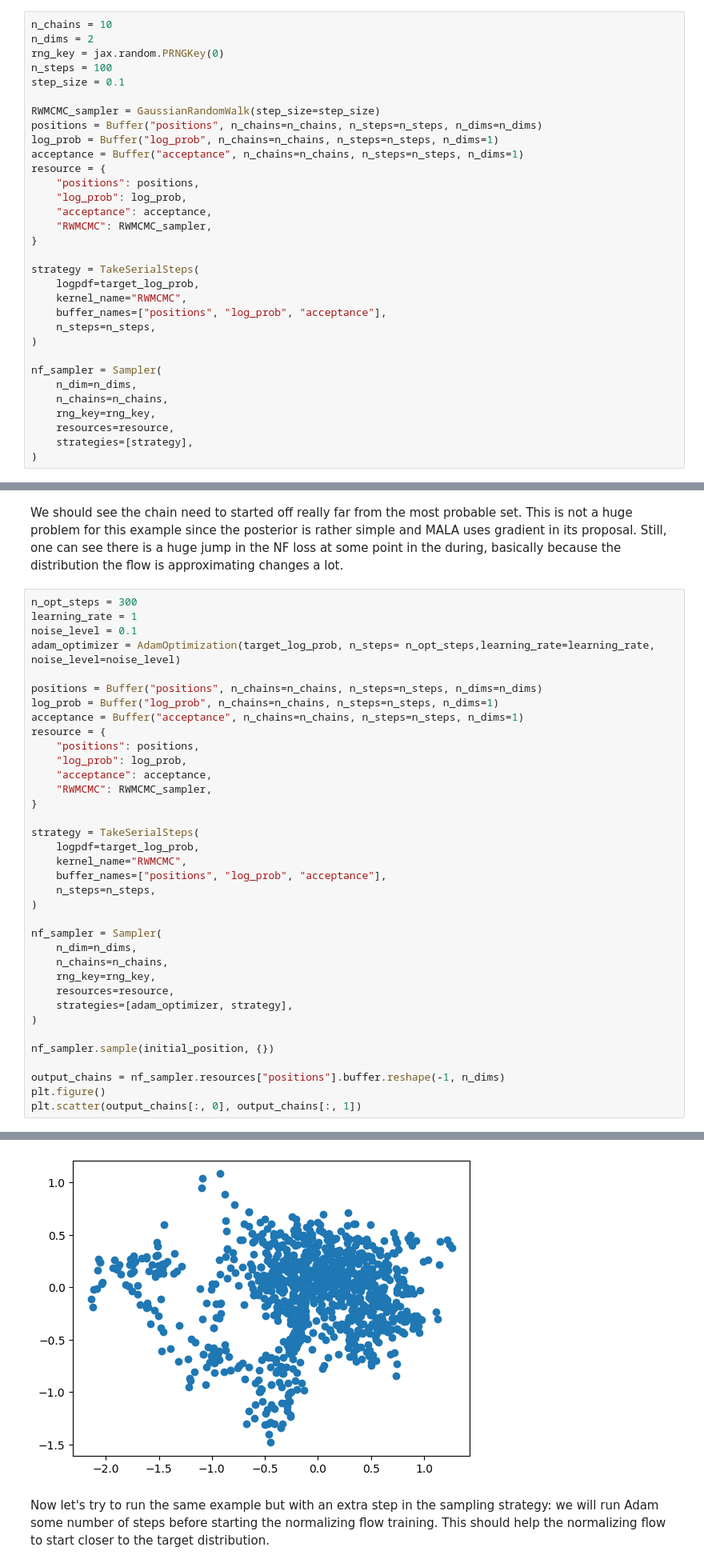
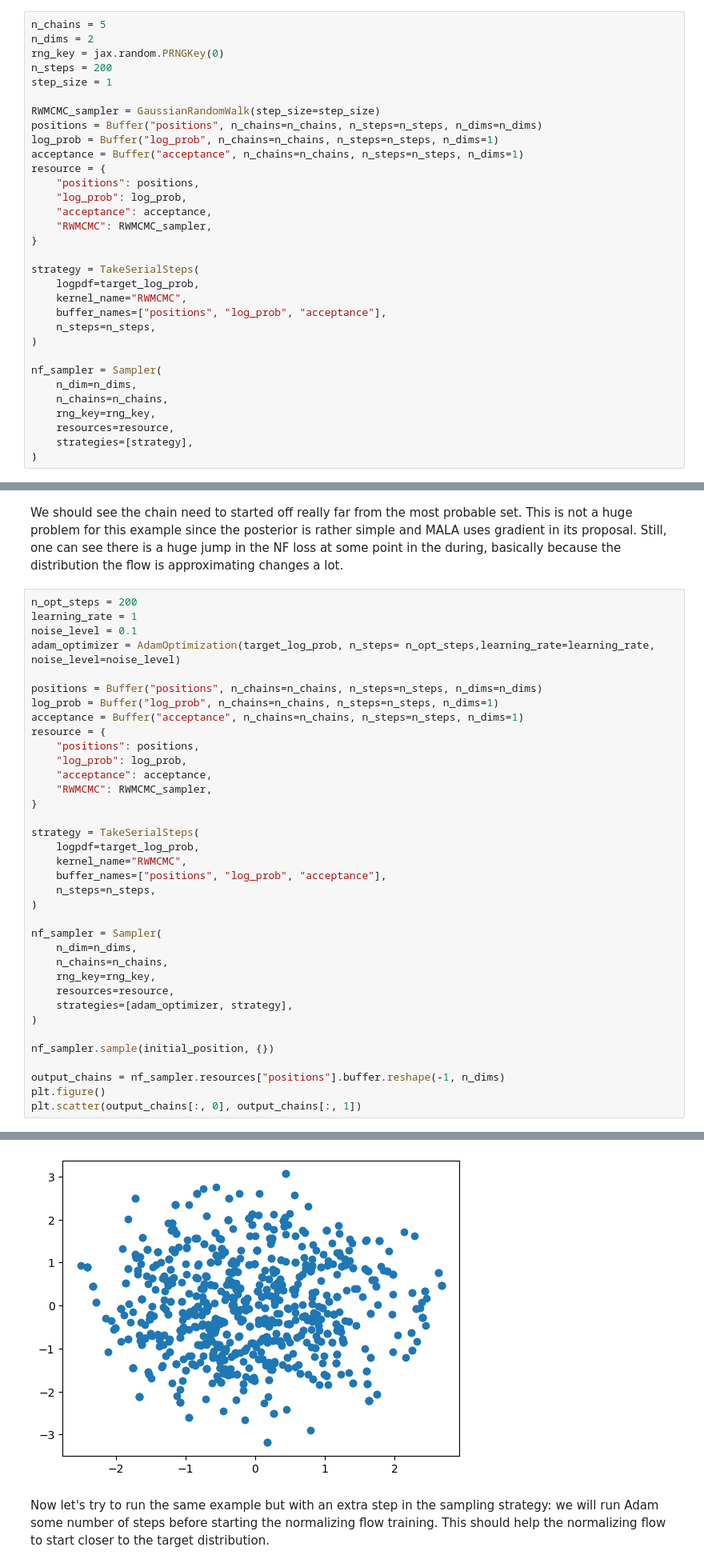
Before and after one commit to kazewong/flowMC, a Jupyter notebook: docs/tutorials/custom_strategy.ipynb, the cells around one changed output, grey strips where cells are left out. Shown: that part at 80% size. Saved outputs shown, nothing was run; the diff lists cells and outputs as text.

```diff
--- a/docs/tutorials/custom_strategy.ipynb
+++ b/docs/tutorials/custom_strategy.ipynb
@@ -29,11 +29,11 @@ import numpy as np
 def target_log_prob(x, data):
     return -jnp.sum(x ** 2) / 2
 # %%
-n_chains = 10
+n_chains = 5
 n_dims = 2
 rng_key = jax.random.PRNGKey(0)
-n_steps = 100
-step_size = 0.1
+n_steps = 200
+step_size = 1
 
 RWMCMC_sampler = GaussianRandomWalk(step_size=step_size)
 positions = Buffer("positions", n_chains=n_chains, n_steps=n_steps, n_dims=n_dims)
@@ -83,7 +83,7 @@ plt.scatter(output_chains[:, 0], output_chains[:, 1])
 # %% [markdown]
 We should see the chain need to started off really far from the most probable set. This is not a huge problem for this example since the posterior is rather simple and MALA uses gradient in its proposal. Still, one can see there is a huge jump in the NF loss at some point in the during, basically because the distribution the flow is approximating changes a lot.
 # %%
-n_opt_steps = 300
+n_opt_steps = 200
 learning_rate = 1
 noise_level = 0.1
 adam_optimizer = AdamOptimization(target_log_prob, n_steps= n_opt_steps,learning_rate=learning_rate, noise_level=noise_level)
@@ -95,34 +95,34 @@ resource = {
     "positions": positions,
     "log_prob": log_prob,
     "acceptance": acceptance,
     "RWMCMC": RWMCMC_sampler,
 }
 
 strategy = TakeSerialSteps(
     logpdf=target_log_prob,
     kernel_name="RWMCMC",
     buffer_names=["positions", "log_prob", "acceptance"],
     n_steps=n_steps,
 )
 
 nf_sampler = Sampler(
     n_dim=n_dims,
     n_chains=n_chains,
     rng_key=rng_key,
     resources=resource,
     strategies=[adam_optimizer, strategy],
 )
 
 nf_sampler.sample(initial_position, {})
 
 output_chains = nf_sampler.resources["positions"].buffer.reshape(-1, n_dims)
 plt.figure()
 plt.scatter(output_chains[:, 0], output_chains[:, 1])
 # %% [output]
 Resources and strategies provided. Ignoring resource strategy bundles.
 Using Adam optimization
 <matplotlib.collections.PathCollection at 0x...>
-[figure, old version]
+[figure, new version]
 # %% [markdown]
 Now let's try to run the same example but with an extra step in the sampling strategy: we will run Adam some number of steps before starting the normalizing flow training. This should help the normalizing flow to start closer to the target distribution.
 # %%
```
Also changed, not shown: parts of 1 cell of this notebook.
